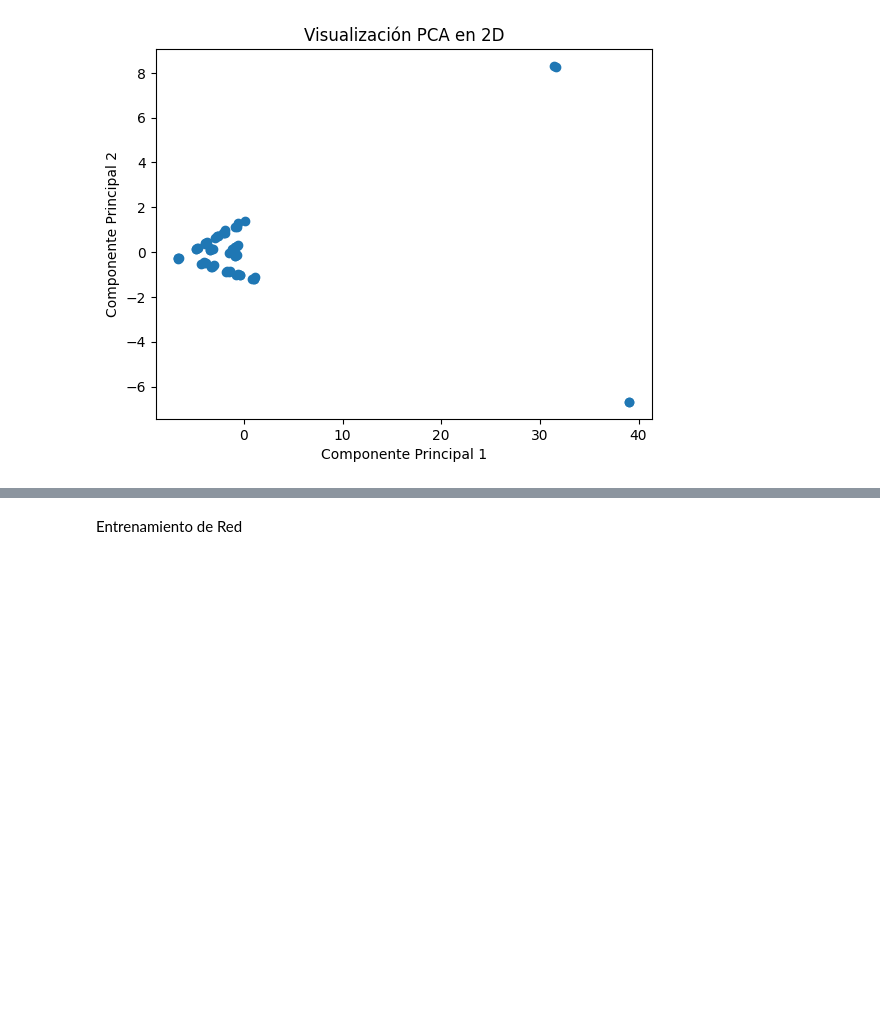
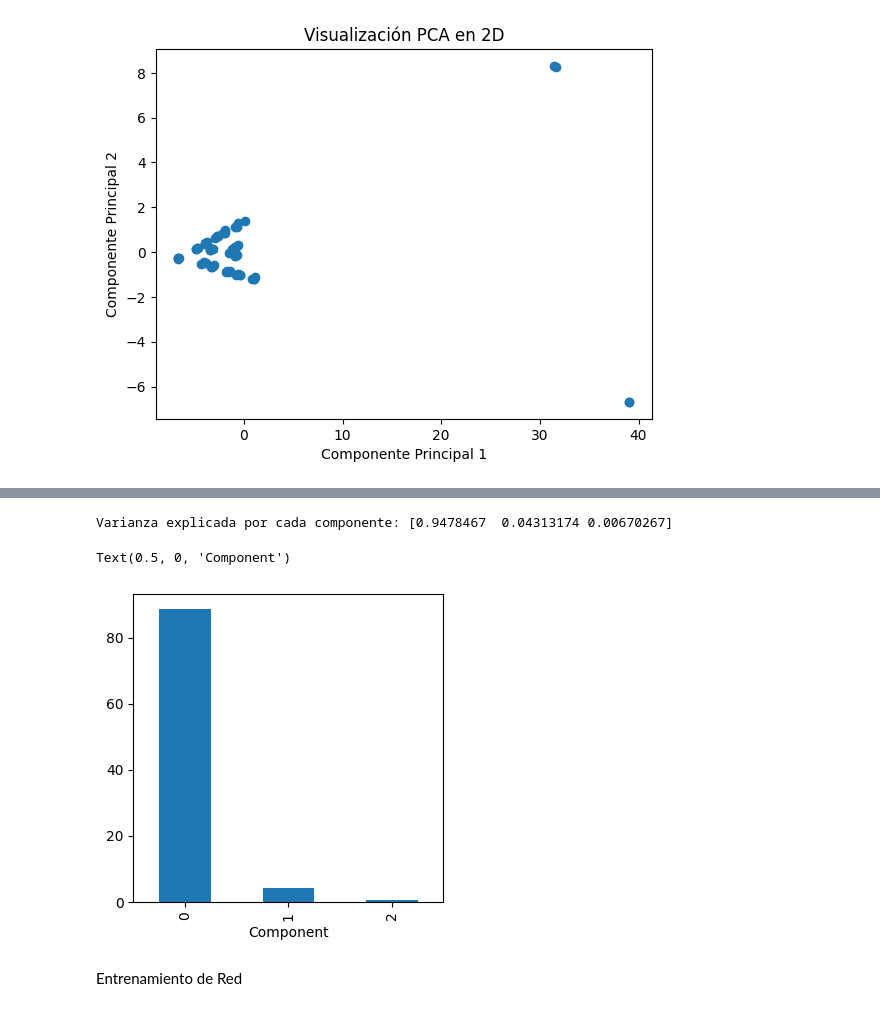
Before and after one commit to jisusP/MachineLearning, a Jupyter notebook: et_met_gas.ipynb, the cells around one changed output, grey strips where cells are left out. Saved outputs shown, nothing was run; the diff lists cells and outputs as text; code cells hidden in the pictures; blank space fills up the shorter version.

```diff
--- a/et_met_gas.ipynb
+++ b/et_met_gas.ipynb
@@ -56,3 +85,15 @@ plt.show()
+# %%
+explained_variance_ratio = pca.explained_variance_ratio_
+print("Varianza explicada por cada componente:", explained_variance_ratio)
+# %% [output]
+Varianza explicada por cada componente: [0.9478467  0.04313174 0.00670267]
+# %%
+varianza = pd.DataFrame(pca.explained_variance_)
+ax = varianza.plot.bar(legend=False, figsize=(4,4))
+ax.set_xlabel("Component")
+# %% [output]
+Text(0.5, 0, 'Component')
+[figure, added]
 # %% [markdown]
 Entrenamiento de Red
 # %%
```
Also changed, not shown: parts of 8 cells of this notebook.
